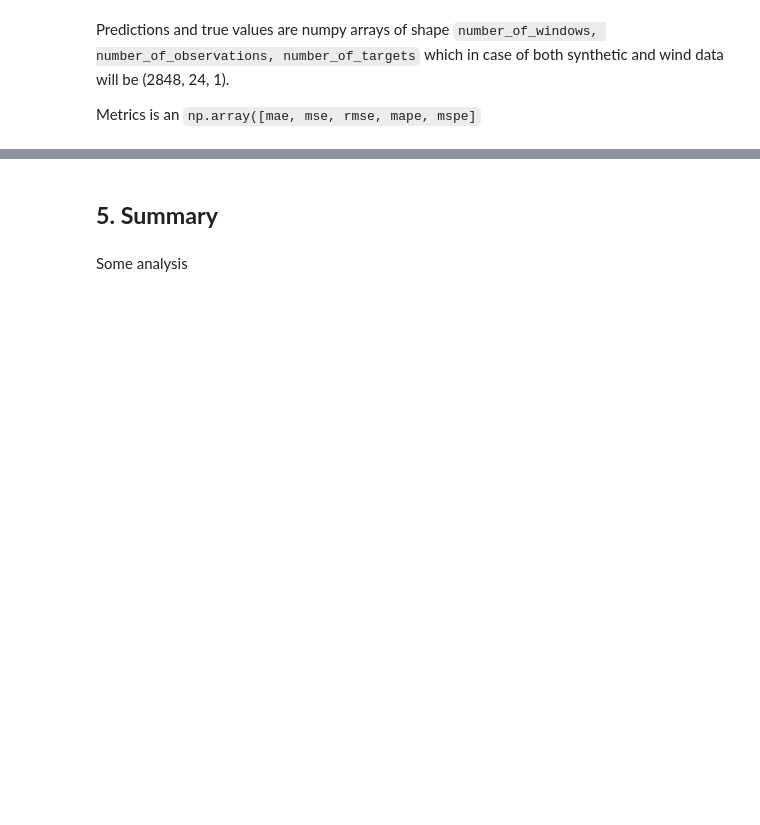
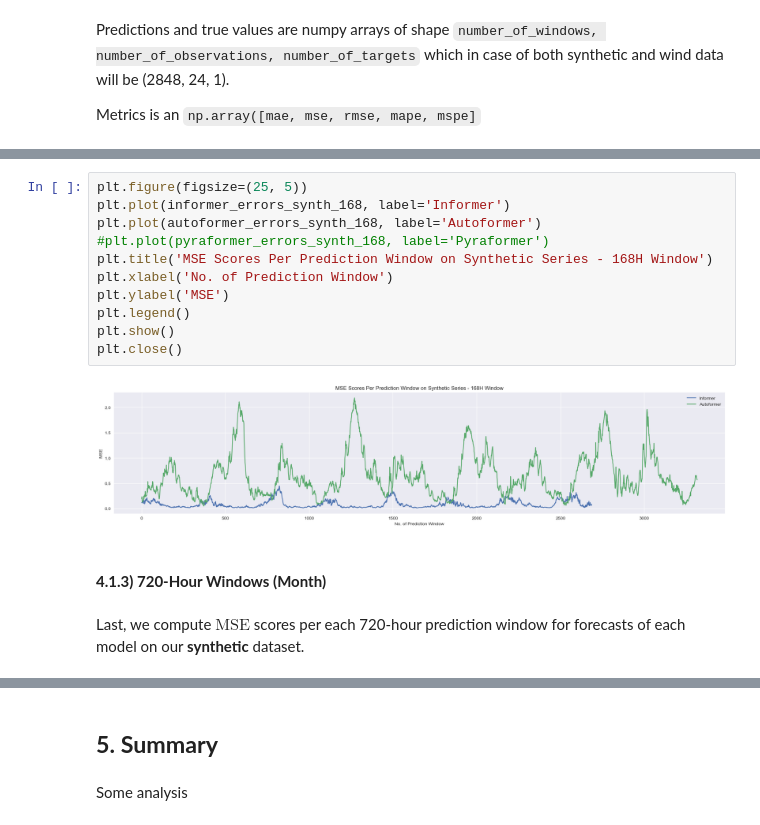
Before and after one commit to anasashb/TransformersEnergyTS, a Jupyter notebook: prototype.ipynb, the cells around one changed output, grey strips where cells are left out. Saved outputs shown, nothing was run; the diff lists cells and outputs as text; blank space fills up the shorter version.

```diff
--- a/prototype.ipynb
+++ b/prototype.ipynb
@@ -437,0 +319,17 @@ plt.close()
+# %%
+plt.figure(figsize=(25, 5))
+plt.plot(informer_errors_synth_168, label='Informer')
+plt.plot(autoformer_errors_synth_168, label='Autoformer')
+#plt.plot(pyraformer_errors_synth_168, label='Pyraformer')
+plt.title('MSE Scores Per Prediction Window on Synthetic Series - 168H Window')
+plt.xlabel('No. of Prediction Window')
+plt.ylabel('MSE')
+plt.legend()
+plt.show()
+plt.close()
+# %% [output]
+[figure, added]
+# %% [markdown]
+#### **4.1.3) 720-Hour Windows (Month)**
+# %% [markdown]
+Last, we compute $\text{MSE}$ scores per each 720-hour prediction window for forecasts of each model on our **synthetic** dataset.
```
Also changed, not shown: parts of 54 cells of this notebook.
